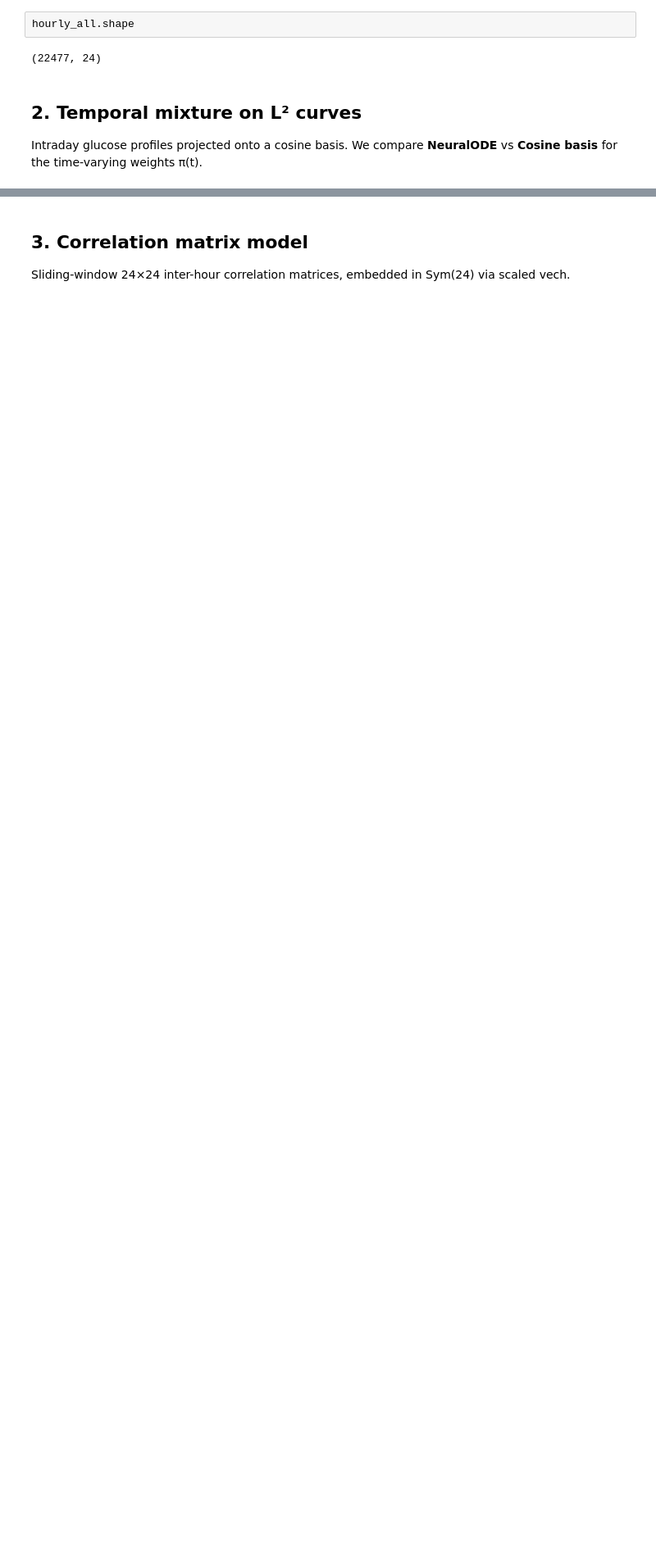
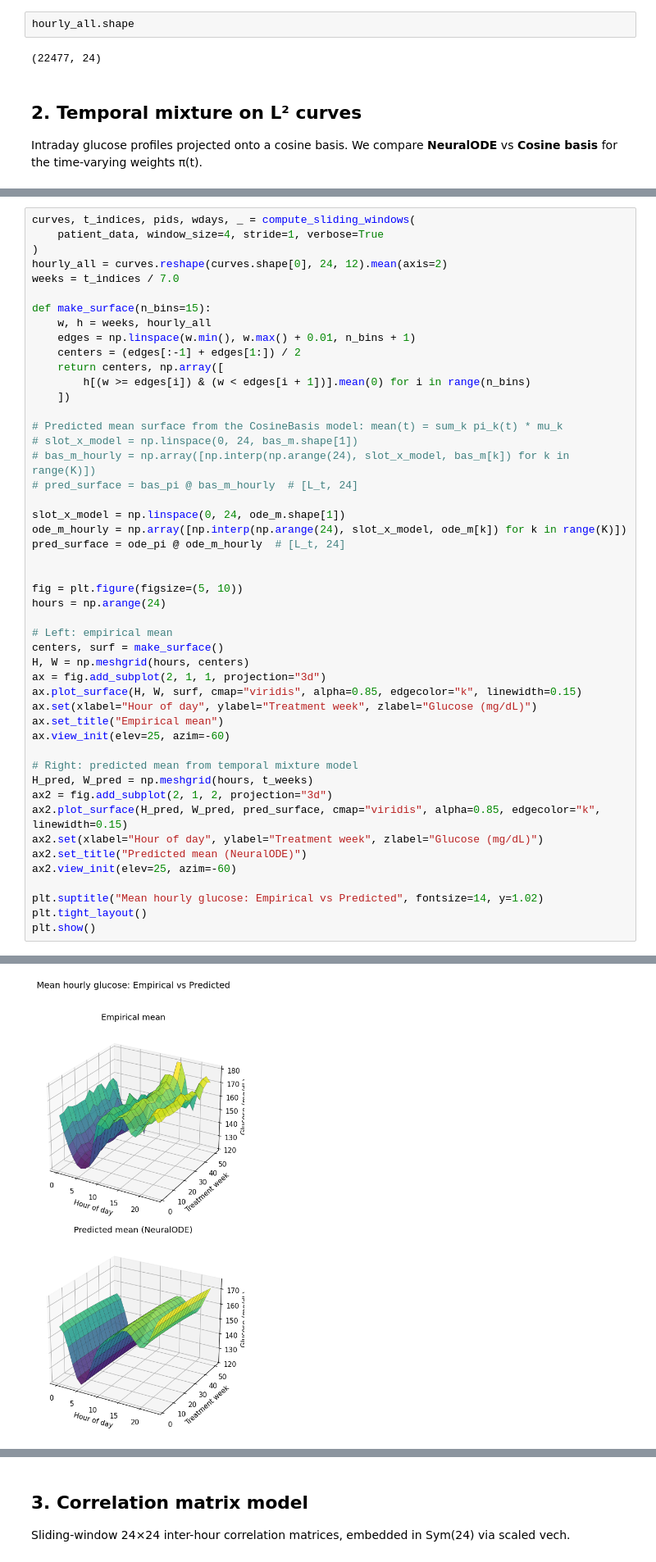
Before and after one commit to dani2442/rkhs-mixture-models, a Jupyter notebook: examples/use_case_visualization.ipynb, the cells around one changed output, grey strips where cells are left out. Shown at 82% size. Saved outputs shown, nothing was run; the diff lists cells and outputs as text; blank space fills up the shorter version.

```diff
--- a/examples/use_case_visualization.ipynb
+++ b/examples/use_case_visualization.ipynb
@@ -223,0 +214,49 @@ CosineBasis mean pi over t: [0.7084786  0.18883079 0.10269061]
+# %%
+curves, t_indices, pids, wdays, _ = compute_sliding_windows(
+    patient_data, window_size=4, stride=1, verbose=True
+)
+hourly_all = curves.reshape(curves.shape[0], 24, 12).mean(axis=2)
+weeks = t_indices / 7.0
+
+def make_surface(n_bins=15):
+    w, h = weeks, hourly_all
+    edges = np.linspace(w.min(), w.max() + 0.01, n_bins + 1)
+    centers = (edges[:-1] + edges[1:]) / 2
+    return centers, np.array([
+        h[(w >= edges[i]) & (w < edges[i + 1])].mean(0) for i in range(n_bins)
+    ])
+
+# Predicted mean surface from the CosineBasis model: mean(t) = sum_k pi_k(t) * mu_k
+# slot_x_model = np.linspace(0, 24, bas_m.shape[1])
+# bas_m_hourly = np.array([np.interp(np.arange(24), slot_x_model, bas_m[k]) for k in range(K)])
+# pred_surface = bas_pi @ bas_m_hourly  # [L_t, 24]
+
+slot_x_model = np.linspace(0, 24, ode_m.shape[1])
+ode_m_hourly = np.array([np.interp(np.arange(24), slot_x_model, ode_m[k]) for k in range(K)])
+pred_surface = ode_pi @ ode_m_hourly  # [L_t, 24]
+
+
+fig = plt.figure(figsize=(5, 10))
+hours = np.arange(24)
+
+# Left: empirical mean
+centers, surf = make_surface()
+H, W = np.meshgrid(hours, centers)
+ax = fig.add_subplot(2, 1, 1, projection="3d")
+ax.plot_surface(H, W, surf, cmap="viridis", alpha=0.85, edgecolor="k", linewidth=0.15)
+ax.set(xlabel="Hour of day", ylabel="Treatment week", zlabel="Glucose (mg/dL)")
+ax.set_title("Empirical mean")
+ax.view_init(elev=25, azim=-60)
+
+# Right: predicted mean from temporal mixture model
+H_pred, W_pred = np.meshgrid(hours, t_weeks)
+ax2 = fig.add_subplot(2, 1, 2, projection="3d")
+ax2.plot_surface(H_pred, W_pred, pred_surface, cmap="viridis", alpha=0.85, edgecolor="k", linewidth=0.15)
+ax2.set(xlabel="Hour of day", ylabel="Treatment week", zlabel="Glucose (mg/dL)")
+ax2.set_title("Predicted mean (NeuralODE)")
+ax2.view_init(elev=25, azim=-60)
+
+plt.suptitle("Mean hourly glucose: Empirical vs Predicted", fontsize=14, y=1.02)
+plt.tight_layout()
+plt.show()
+# %% [output]
@@ -223,0 +268 @@ CosineBasis mean pi over t: [0.7084786  0.18883079 0.10269061]
+[figure, added]
```
Also changed, not shown: parts of 9 cells of this notebook, 1 other file.
